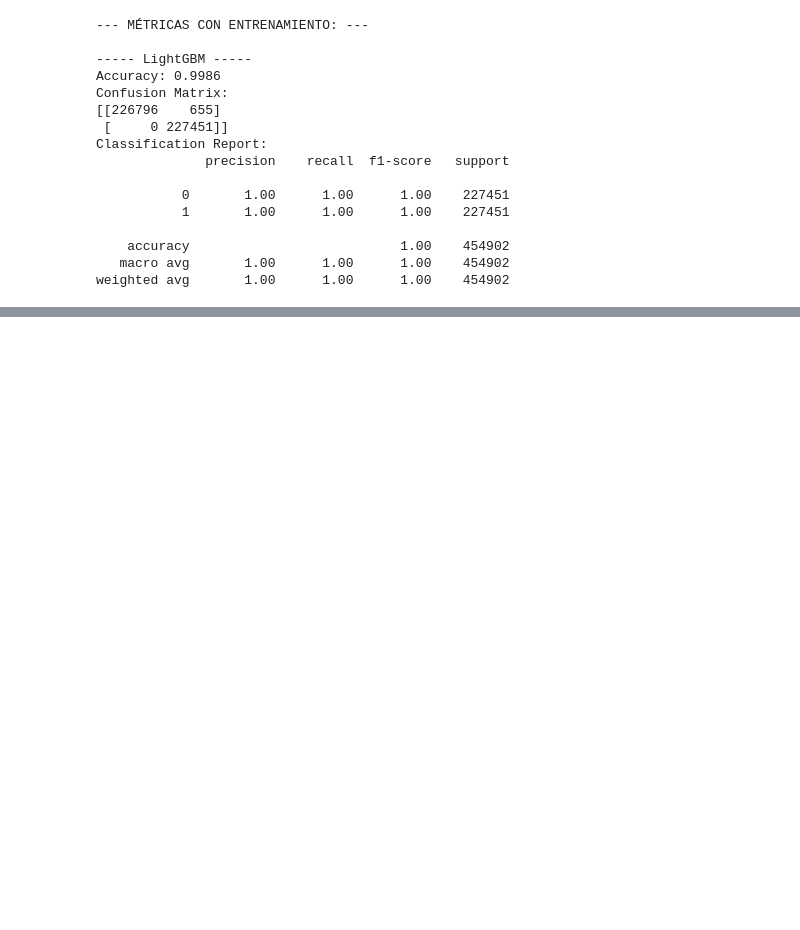
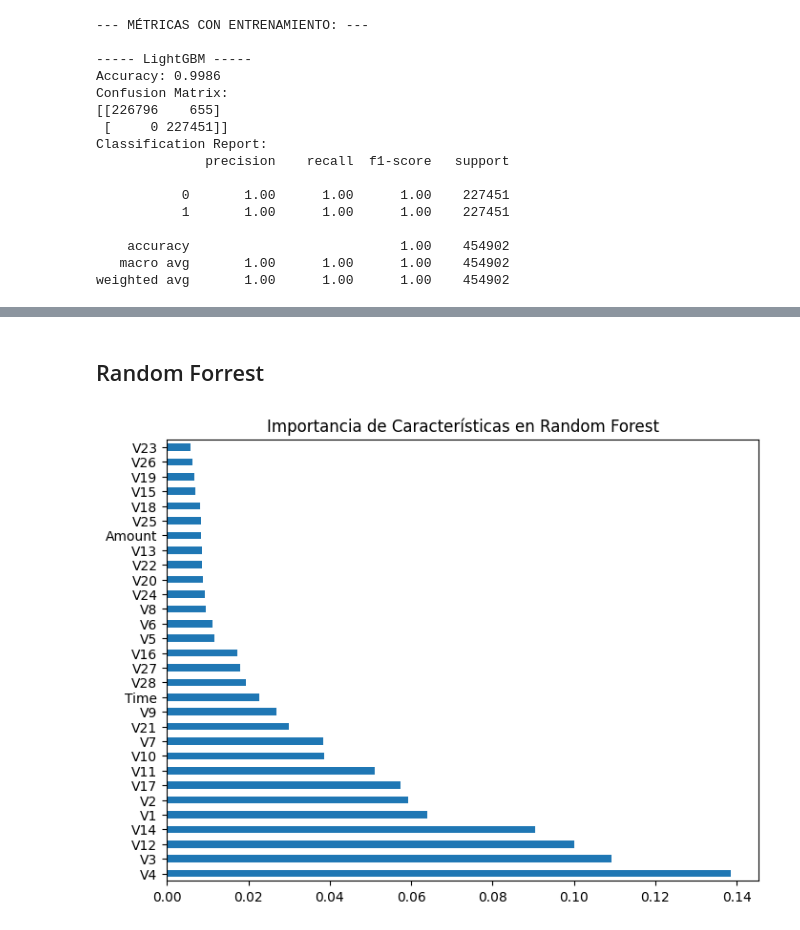
Before and after one commit to aldangarcia/credit_card_fraud, a Jupyter notebook: src/Model_selection.ipynb, the cells around one changed output, grey strips where cells are left out. Cells and saved outputs as stored; diff of their text form; code cells hidden in the pictures; blank space fills up the shorter version.

```diff
--- a/src/Model_selection.ipynb
+++ b/src/Model_selection.ipynb
@@ -430,0 +487,18 @@ weighted avg       1.00      1.00      1.00    454902
+# %% [markdown]
+## Random Forrest
+# %%
+rf = models["Random Forest"]
+
+# Obtener las importancias de las características
+feature_importance_rf = pd.Series(rf.feature_importances_, index=X_train.columns)
+
+# Ordenar las características por importancia
+feature_importance_rf = feature_importance_rf.sort_values(ascending=False)
+
+# Graficar las importancias
+plt.figure(figsize=(8, 6))
+feature_importance_rf.plot(kind='barh')
+plt.title('Importancia de Características en Random Forest')
+plt.show()
+# %% [output]
+[figure, added]
```
Also changed, not shown: parts of 23 cells of this notebook, 2 other files.
